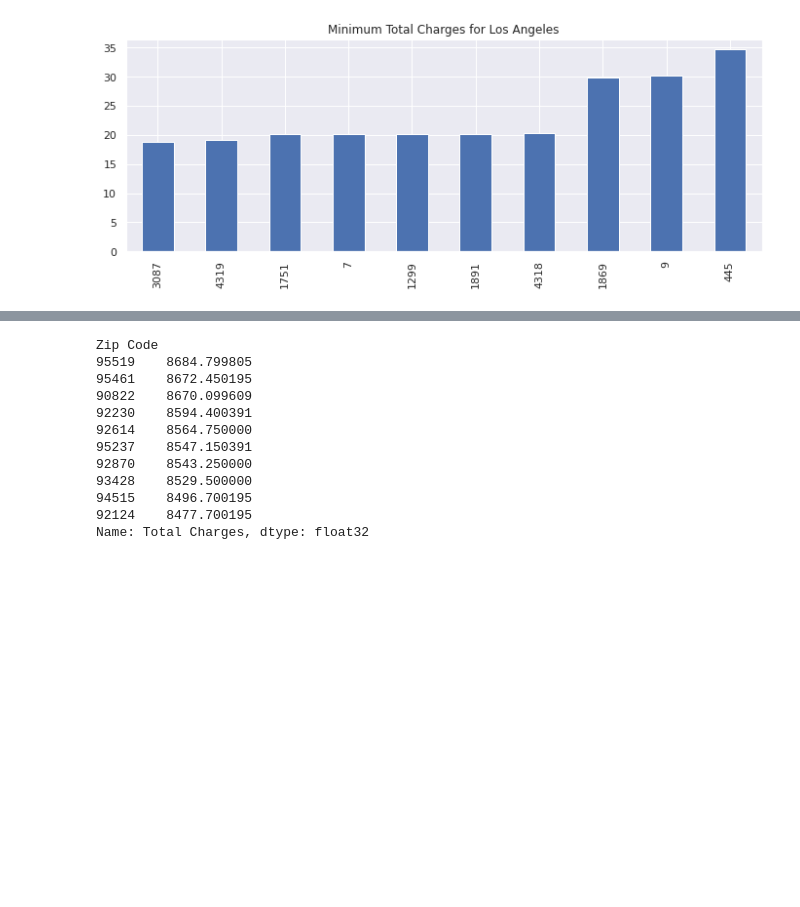
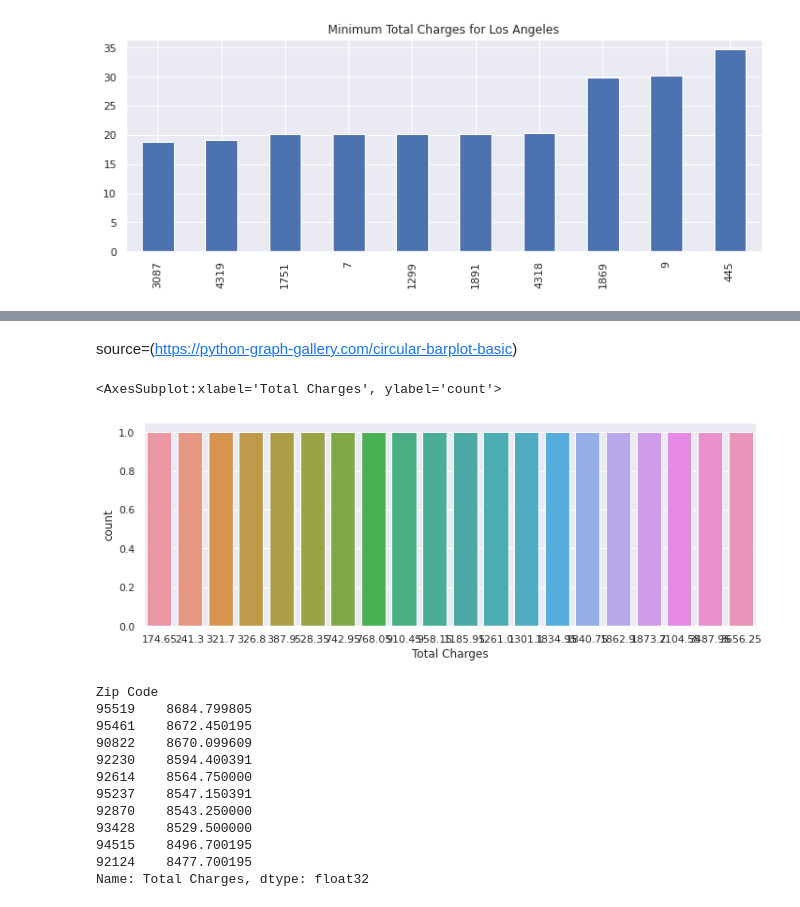
Before and after one commit to goswamimohit/churn_prediction, a Jupyter notebook: churn-pred.ipynb, the cells around one changed output, grey strips where cells are left out. Cells and saved outputs as stored; diff of their text form; code cells hidden in the pictures; blank space fills up the shorter version.

```diff
--- a/churn-pred.ipynb
+++ b/churn-pred.ipynb
@@ -185,3 +403,10 @@ Name: Total Charges, dtype: float32
+# %% [markdown]
+source=(https://python-graph-gallery.com/circular-barplot-basic)
+# %%
+sns.countplot(over_all_large)
+# %% [output]
+<AxesSubplot:xlabel='Total Charges', ylabel='count'>
+[figure, added]
 # %%
 churn.groupby('Zip Code')['Total Charges'].max().nlargest(10)
 # %% [output]
```
Also changed, not shown: parts of 34 cells of this notebook.
